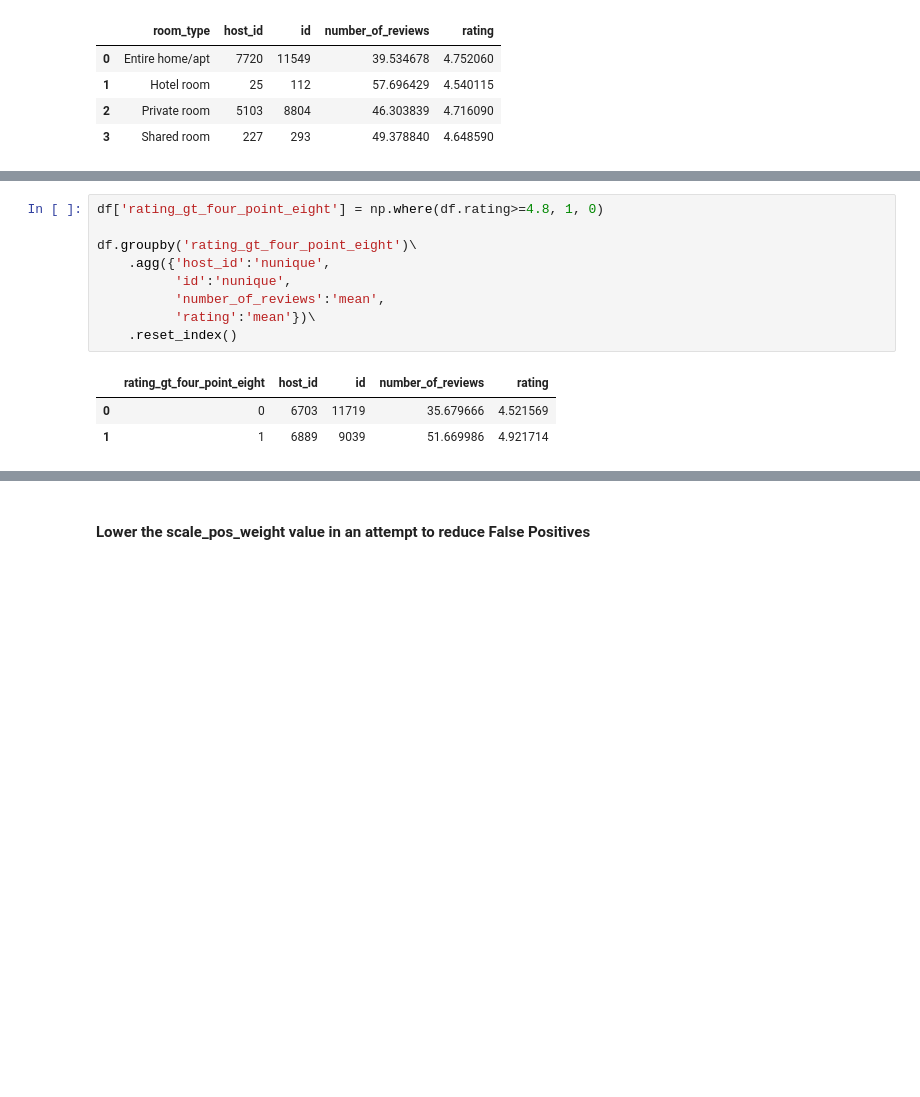
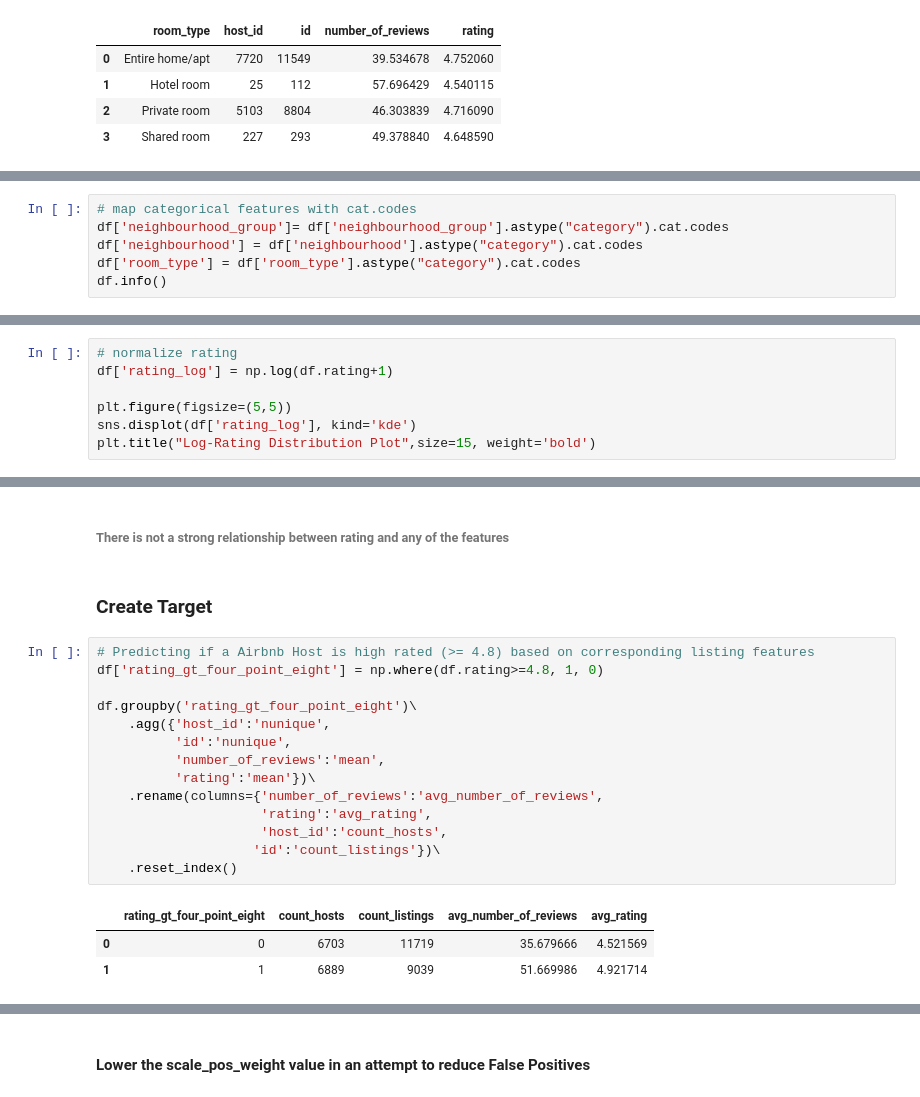
Before and after one commit to mwheeler235/ny-airbnb-2024, a Jupyter notebook: xgb.ipynb, the cells around one changed output, grey strips where cells are left out. Cells and saved outputs as stored; diff of their text form; blank space fills up the shorter version.

```diff
--- a/xgb.ipynb
+++ b/xgb.ipynb
@@ -76,0 +87,6 @@ df.groupby('room_type')\
+# %%
+# map categorical features with cat.codes
+df['neighbourhood_group']= df['neighbourhood_group'].astype("category").cat.codes
+df['neighbourhood'] = df['neighbourhood'].astype("category").cat.codes
+df['room_type'] = df['room_type'].astype("category").cat.codes
+df.info()
@@ -76,0 +121,7 @@ df.groupby('room_type')\
+# %%
+# normalize rating
+df['rating_log'] = np.log(df.rating+1)
+
+plt.figure(figsize=(5,5))
+sns.displot(df['rating_log'], kind='kde')
+plt.title("Log-Rating Distribution Plot",size=15, weight='bold')
@@ -77,14 +169,23 @@ df.groupby('room_type')\
+# %% [markdown]
+###### There is not a strong relationship between rating and any of the features
+# %% [markdown]
+### Create Target
 # %%
+# Predicting if a Airbnb Host is high rated (>= 4.8) based on corresponding listing features
 df['rating_gt_four_point_eight'] = np.where(df.rating>=4.8, 1, 0)
 
 df.groupby('rating_gt_four_point_eight')\
     .agg({'host_id':'nunique',
           'id':'nunique',
           'number_of_reviews':'mean',
           'rating':'mean'})\
+    .rename(columns={'number_of_reviews':'avg_number_of_reviews',
+                     'rating':'avg_rating',
+                     'host_id':'count_hosts',
+                    'id':'count_listings'})\
     .reset_index()
 # %% [output]
-|  | rating_gt_four_point_eight | host_id | id | number_of_reviews | rating |
+|  | rating_gt_four_point_eight | count_hosts | count_listings | avg_number_of_reviews | avg_rating |
 | 0 | 0 | 6703 | 11719 | 35.679666 | 4.521569 |
 | 1 | 1 | 6889 | 9039 | 51.669986 | 4.921714 |
 # %%
```
Also changed, not shown: parts of 32 cells of this notebook, 1 other file.
